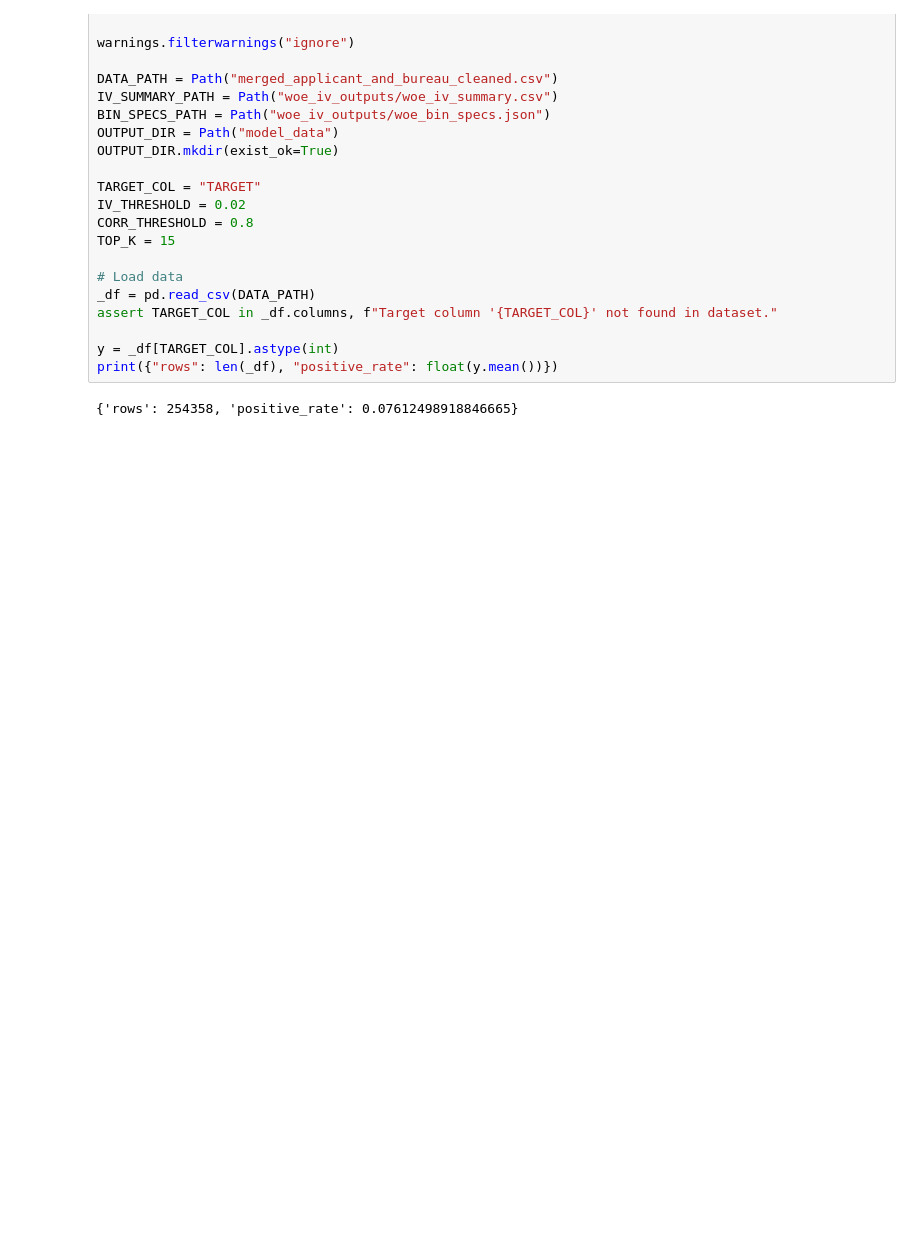
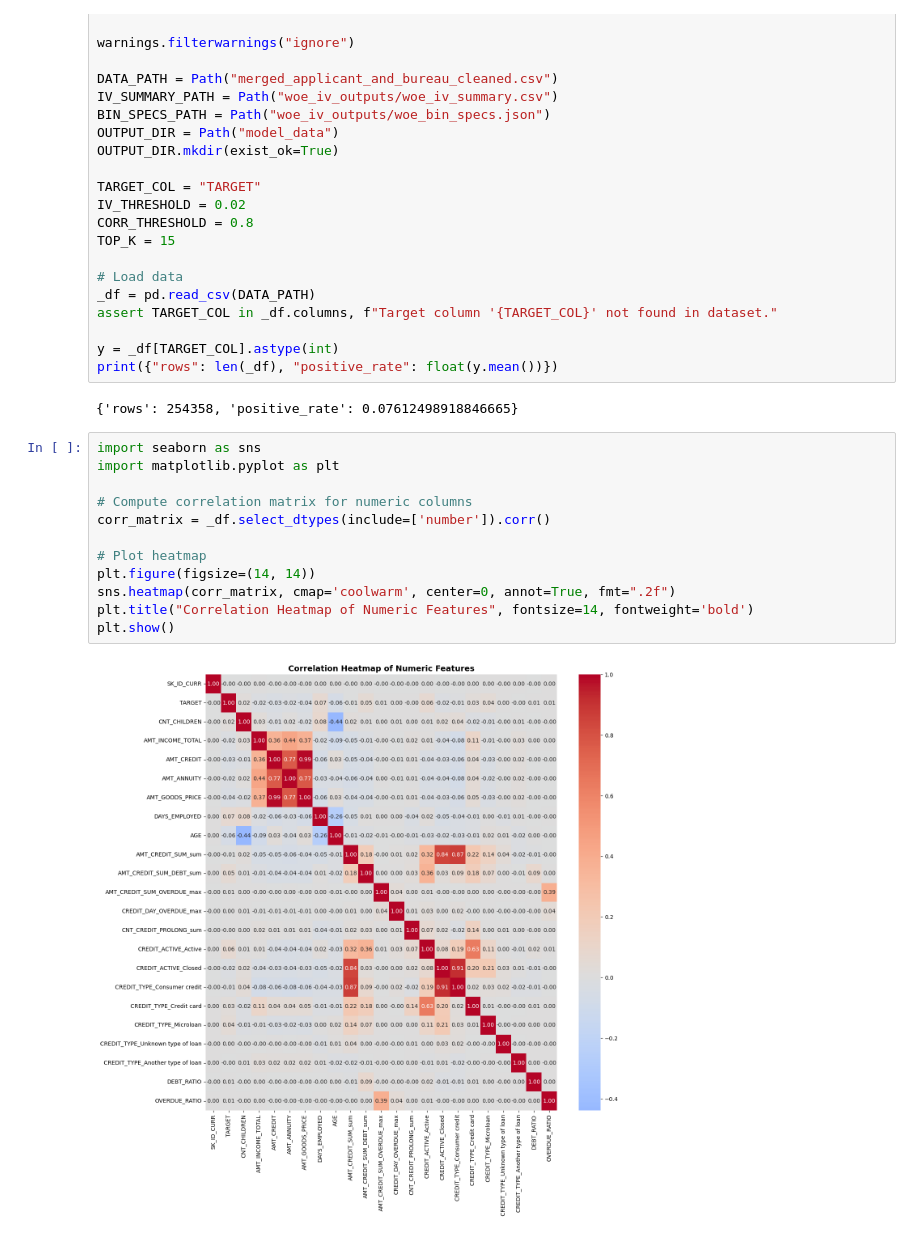
Before and after one commit to JohnErnestTan/Financial-Analytics-for-Elderly-care-Support-Loan-IS453, a Jupyter notebook: feature_selection_and_modeling.ipynb, the cells around one changed output. Cells and saved outputs as stored; diff of their text form; blank space fills up the shorter version.

```diff
--- a/feature_selection_and_modeling.ipynb
+++ b/feature_selection_and_modeling.ipynb
@@ -45,6 +45,20 @@ y = _df[TARGET_COL].astype(int)
 print({"rows": len(_df), "positive_rate": float(y.mean())})
 # %% [output]
 {'rows': 254358, 'positive_rate': 0.07612498918846665}
+# %%
+import seaborn as sns
+import matplotlib.pyplot as plt
+
+# Compute correlation matrix for numeric columns
+corr_matrix = _df.select_dtypes(include=['number']).corr()
+
+# Plot heatmap
+plt.figure(figsize=(14, 14))
+sns.heatmap(corr_matrix, cmap='coolwarm', center=0, annot=True, fmt=".2f")
+plt.title("Correlation Heatmap of Numeric Features", fontsize=14, fontweight='bold')
+plt.show()
+# %% [output]
+[figure, added]
 # %%
 # WOE binning + IV computation utilities using provided bin specs
 
```
Also changed, not shown: parts of 7 cells of this notebook, 4 other files.
